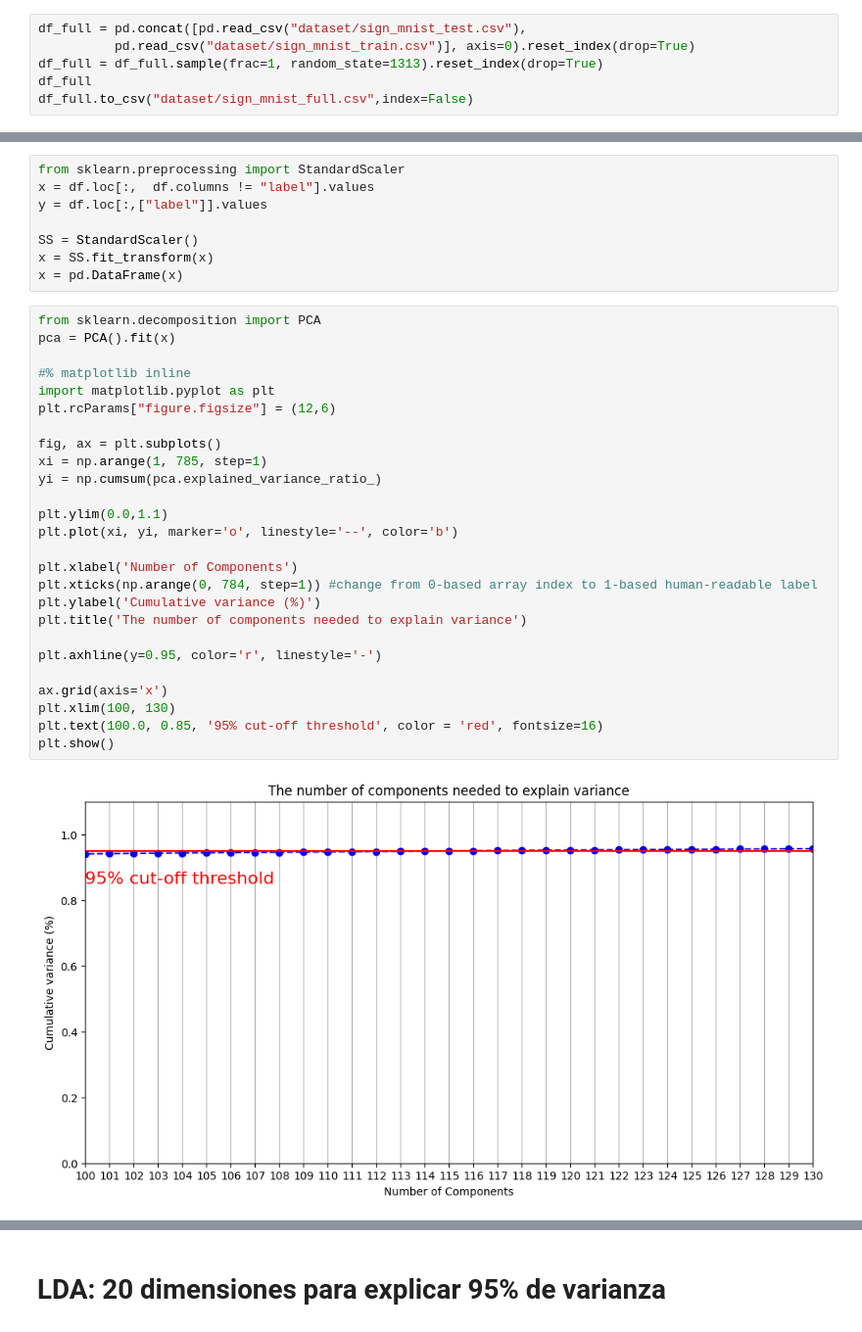
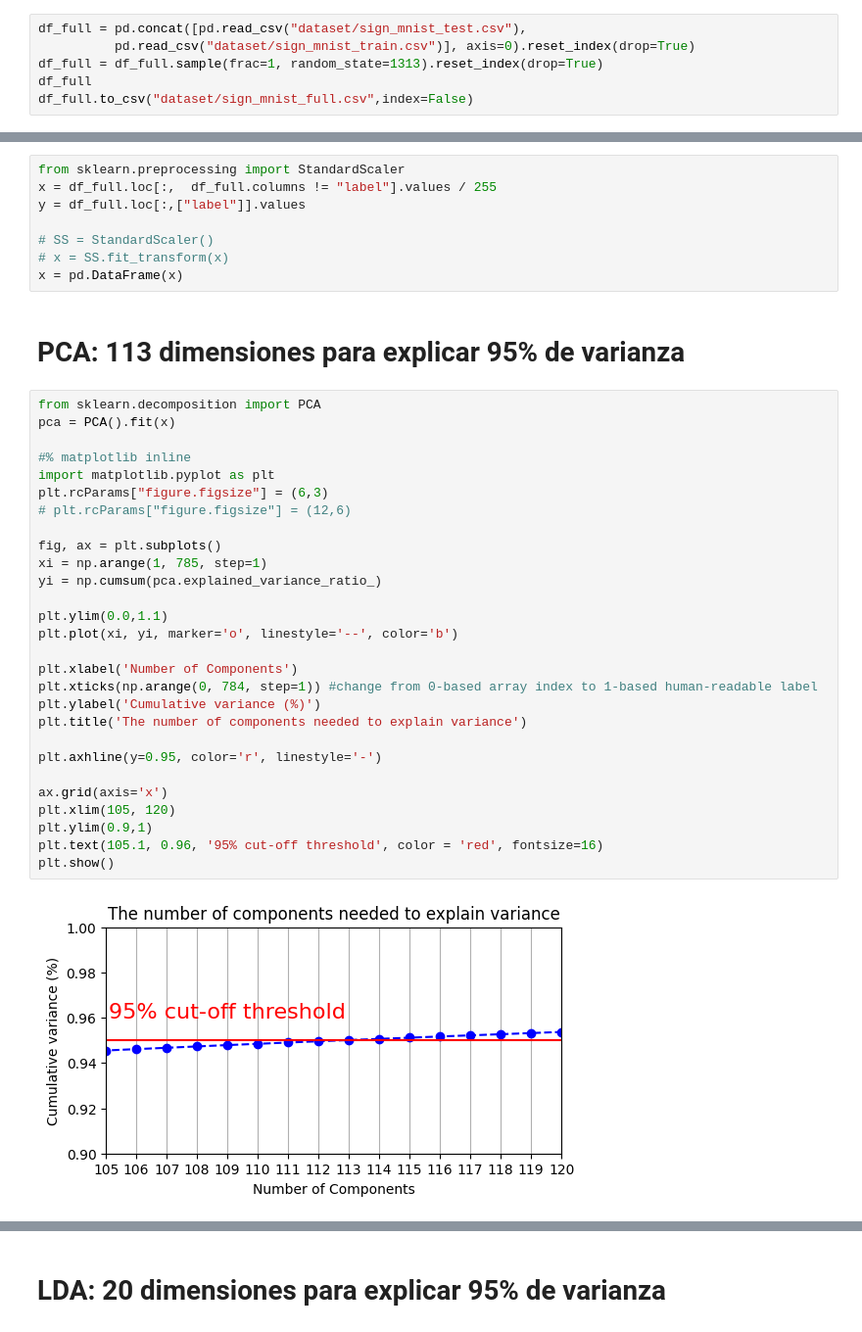
Before and after one commit to Mauricio-Bernuy/P2-IA, a Jupyter notebook: P2IA_tests.ipynb, the cells around one changed output, grey strips where cells are left out. Shown at 98% size. Drawn from its saved outputs; the diff is of its cells as text.

```diff
--- a/P2IA_tests.ipynb
+++ b/P2IA_tests.ipynb
@@ -42,36 +37,40 @@ mappings = np.array(["a","b","c","d","e","f","g","h","i","k","l","m","n","o","p"
 # %%
 from sklearn.preprocessing import StandardScaler
-x = df.loc[:,  df.columns != "label"].values
-y = df.loc[:,["label"]].values
+x = df_full.loc[:,  df_full.columns != "label"].values / 255
+y = df_full.loc[:,["label"]].values
 
-SS = StandardScaler()
-x = SS.fit_transform(x)
+# SS = StandardScaler()
+# x = SS.fit_transform(x)
 x = pd.DataFrame(x)
+# %% [markdown]
+# PCA: 113 dimensiones para explicar 95% de varianza
 # %%
 from sklearn.decomposition import PCA
 pca = PCA().fit(x)
 
 #% matplotlib inline
 import matplotlib.pyplot as plt
-plt.rcParams["figure.figsize"] = (12,6)
+plt.rcParams["figure.figsize"] = (6,3)
+# plt.rcParams["figure.figsize"] = (12,6)
 
 fig, ax = plt.subplots()
 xi = np.arange(1, 785, step=1)
 yi = np.cumsum(pca.explained_variance_ratio_)
 
 plt.ylim(0.0,1.1)
 plt.plot(xi, yi, marker='o', linestyle='--', color='b')
 
 plt.xlabel('Number of Components')
 plt.xticks(np.arange(0, 784, step=1)) #change from 0-based array index to 1-based human-readable label
 plt.ylabel('Cumulative variance (%)')
 plt.title('The number of components needed to explain variance')
 
 plt.axhline(y=0.95, color='r', linestyle='-')
 
 ax.grid(axis='x')
-plt.xlim(100, 130)
-plt.text(100.0, 0.85, '95% cut-off threshold', color = 'red', fontsize=16)
+plt.xlim(105, 120)
+plt.ylim(0.9,1)
+plt.text(105.1, 0.96, '95% cut-off threshold', color = 'red', fontsize=16)
 plt.show()
 # %% [output]
-[figure, old version]
+[figure, new version]
```
Also changed, not shown: parts of 23 cells of this notebook, 3 other files.
